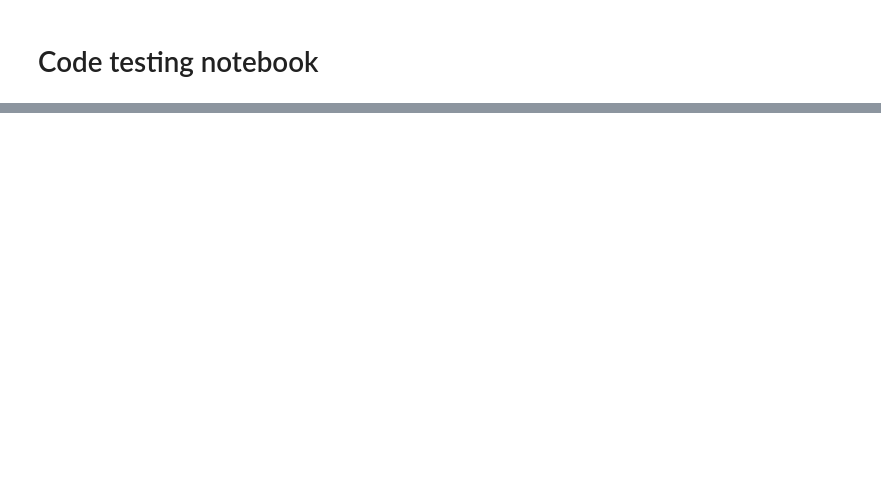
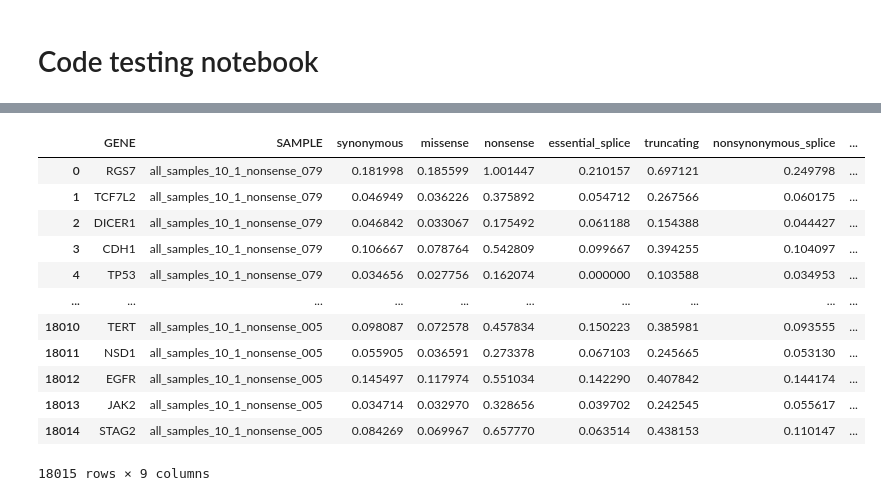
Before and after one commit to bbglab/deepCSA, a Jupyter notebook: assets/mutcatalog_simulator/code_testing.ipynb, the cells around one changed output, grey strips where cells are left out. Cells and saved outputs as stored; diff of their text form; code cells hidden in the pictures; blank space fills up the shorter version.

```diff
--- a/assets/mutcatalog_simulator/code_testing.ipynb
+++ b/assets/mutcatalog_simulator/code_testing.ipynb
@@ -21,0 +59,16 @@ df.head()
+# %%
+df
+# %% [output]
+|  | GENE | SAMPLE | synonymous | missense | nonsense | essential_splice | truncating | nonsynonymous_splice | ... |
+| 0 | RGS7 | all_samples_10_1_nonsense_079 | 0.181998 | 0.185599 | 1.001447 | 0.210157 | 0.697121 | 0.249798 | ... |
+| 1 | TCF7L2 | all_samples_10_1_nonsense_079 | 0.046949 | 0.036226 | 0.375892 | 0.054712 | 0.267566 | 0.060175 | ... |
+| 2 | DICER1 | all_samples_10_1_nonsense_079 | 0.046842 | 0.033067 | 0.175492 | 0.061188 | 0.154388 | 0.044427 | ... |
+| 3 | CDH1 | all_samples_10_1_nonsense_079 | 0.106667 | 0.078764 | 0.542809 | 0.099667 | 0.394255 | 0.104097 | ... |
+| 4 | TP53 | all_samples_10_1_nonsense_079 | 0.034656 | 0.027756 | 0.162074 | 0.000000 | 0.103588 | 0.034953 | ... |
+| ... | ... | ... | ... | ... | ... | ... | ... | ... | ... |
+| 18010 | TERT | all_samples_10_1_nonsense_005 | 0.098087 | 0.072578 | 0.457834 | 0.150223 | 0.385981 | 0.093555 | ... |
+| 18011 | NSD1 | all_samples_10_1_nonsense_005 | 0.055905 | 0.036591 | 0.273378 | 0.067103 | 0.245665 | 0.053130 | ... |
+| 18012 | EGFR | all_samples_10_1_nonsense_005 | 0.145497 | 0.117974 | 0.551034 | 0.142290 | 0.407842 | 0.144174 | ... |
+| 18013 | JAK2 | all_samples_10_1_nonsense_005 | 0.034714 | 0.032970 | 0.328656 | 0.039702 | 0.242545 | 0.055617 | ... |
+| 18014 | STAG2 | all_samples_10_1_nonsense_005 | 0.084269 | 0.069967 | 0.657770 | 0.063514 | 0.438153 | 0.110147 | ... |
+18015 rows × 9 columns
```
Also changed, not shown: parts of 9 cells of this notebook.
